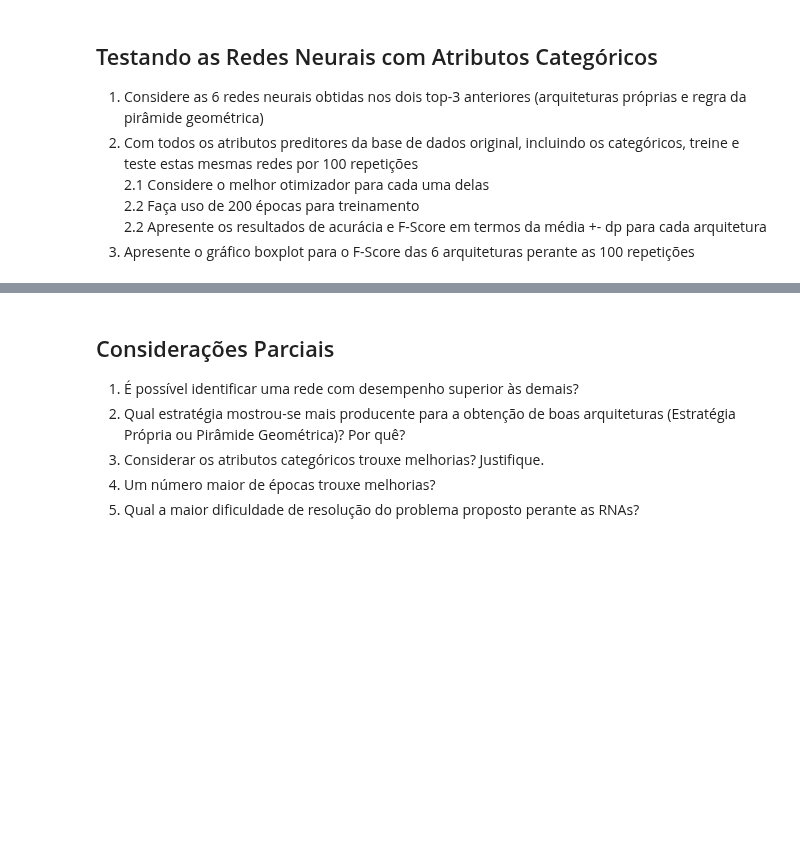
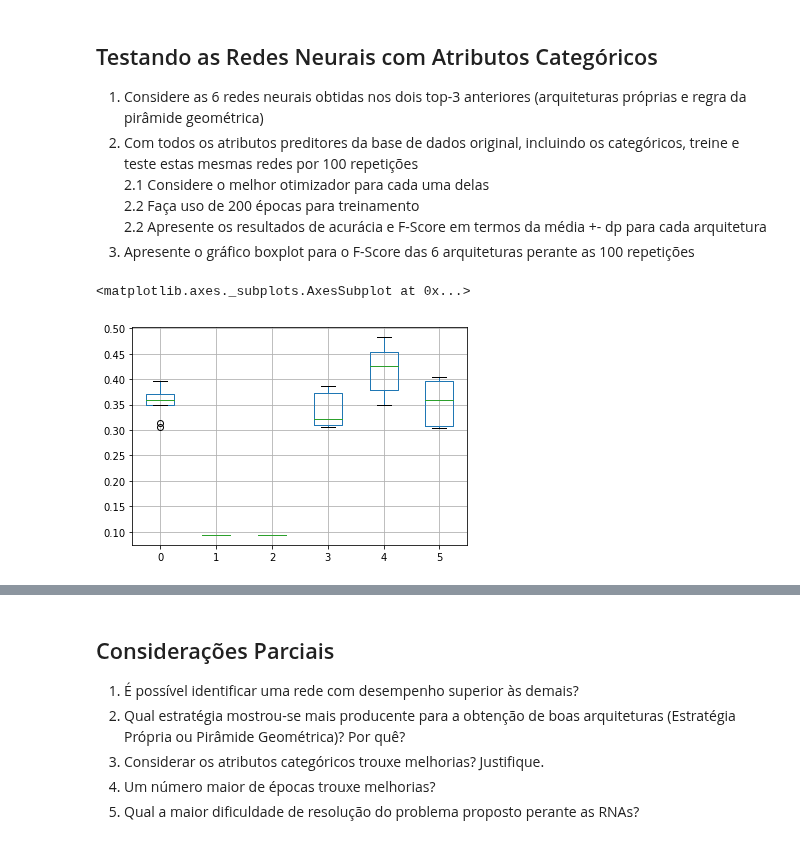
Before and after one commit to elloa-uea/projeto-pratico-3-rna-pp3-team-final, a Jupyter notebook: notebooks/PP3.3 - Proposição e Avaliação de RNAs.ipynb, the cells around one changed output, grey strips where cells are left out. Saved outputs shown, nothing was run; the diff lists cells and outputs as text; code cells hidden in the pictures; blank space fills up the shorter version.

```diff
--- a/notebooks/PP3.3 - Proposição e Avaliação de RNAs.ipynb
+++ b/notebooks/PP3.3 - Proposição e Avaliação de RNAs.ipynb
@@ -748,25 +709,28 @@ for i in top_6:
         x_train, x_test, y_train, y_test = train_test_split(
             x_preditor, y_alvo, test_size=0.3, train_size=0.7)
 
-        X_train_std = (x_train - np.mean(x_train))/np.std(x_train)
-        X_test_std = (x_test - np.mean(x_train))/np.std(x_train)
+        # X_train_std = (x_train - np.mean(x_train))/np.std(x_train)
+        # X_test_std = (x_test - np.mean(x_train))/np.std(x_train)
 
-        clf.fit(X_train_std, y_train)
+        clf.fit(x_train, y_train)
 
-        y_pred = clf.predict(X_test_std)
+        y_pred = clf.predict(x_test)
 
         fscore_top6[cont - 1].append(f1_score(y_test, y_pred, average='macro')) ## Calcula o fscore e coloca no score do top6
         acuracia_top6[cont - 1].append(accuracy_score(y_test, y_pred)) ## Calcula a acuracia e coloca no score do top6
 
     ranking_top6.append({
         "configuracao": cont,
-        "mediaAcuracia": acuracia_top6[cont-1].mean(),
-        "desvioacuracia": acuracia_top6[cont-1].std()
-        "mediafscore": fscore_top6[cont-1].mean(),
-        "desvioFscore": fscore_top6[cont-1].std()
+        "mediaAcuracia": np.mean(acuracia_top6[cont-1]),
+        "desvioacuracia": np.std(acuracia_top6[cont-1]),
+        "mediafscore": np.mean(fscore_top6[cont-1]),
+        "desvioFscore": np.std(fscore_top6[cont-1])
     })
 # %%
-# boxplot_top6 = pd.DataFrame(fscore_top6) #pegar o fscore e botar num dataframe
-# boxplot_top6 = boxplot_top6.transpose() #arrumar o dataframe
+boxplot_top6 = pd.DataFrame(fscore_top6) #pegar o fscore e botar num dataframe
+boxplot_top6 = boxplot_top6.transpose() #arrumar o dataframe
 
-# boxplot_top6.boxplot() # plotar em um boxplot
+boxplot_top6.boxplot() # plotar em um boxplot
+# %% [output]
+<matplotlib.axes._subplots.AxesSubplot at 0x...>
+[figure, added]
```
Also changed, not shown: parts of 2 cells of this notebook.
